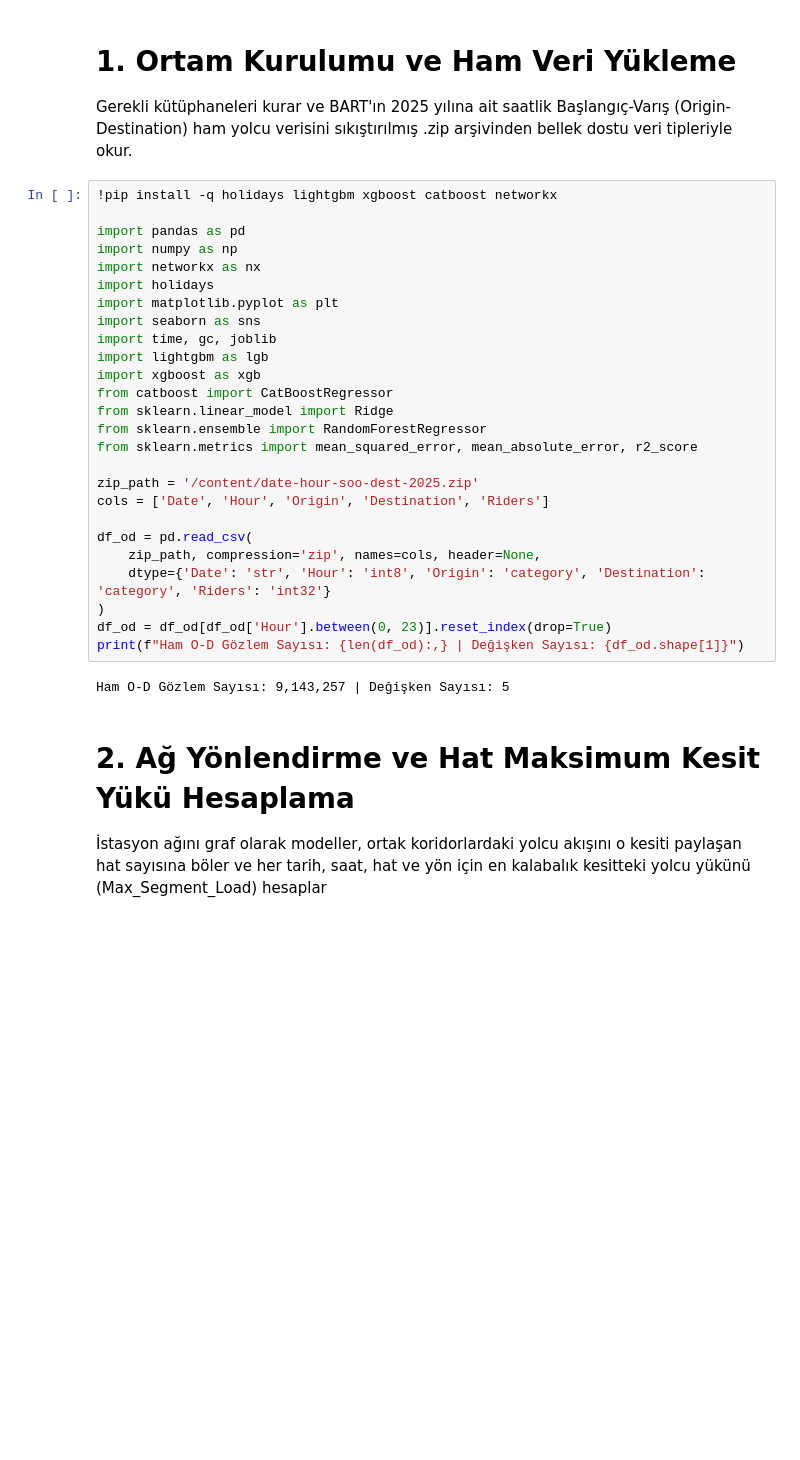
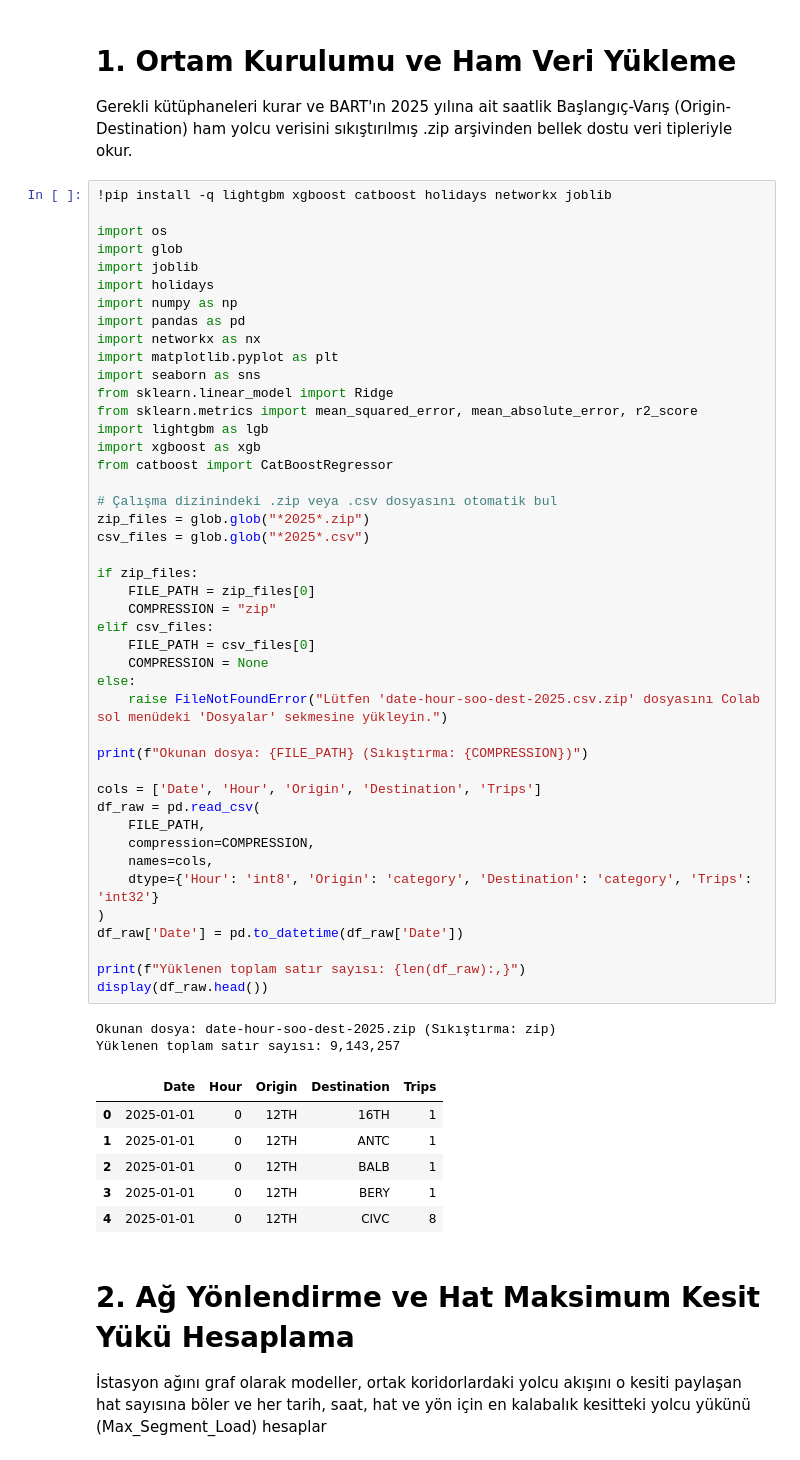
Before and after one commit to denizbutengineer/bart-capacity-planner, a Jupyter notebook: btk_final_proje.ipynb, the cells around one changed output. Cells and saved outputs as stored; diff of their text form; blank space fills up the shorter version.

```diff
--- a/btk_final_proje.ipynb
+++ b/btk_final_proje.ipynb
@@ -4,33 +4,58 @@
 # 1. Ortam Kurulumu ve Ham Veri Yükleme
 Gerekli kütüphaneleri kurar ve BART'ın 2025 yılına ait saatlik Başlangıç-Varış (Origin-Destination) ham yolcu verisini sıkıştırılmış .zip arşivinden bellek dostu veri tipleriyle okur.
 # %%
-!pip install -q holidays lightgbm xgboost catboost networkx
+!pip install -q lightgbm xgboost catboost holidays networkx joblib
 
+import os
+import glob
+import joblib
+import holidays
+import numpy as np
 import pandas as pd
-import numpy as np
 import networkx as nx
-import holidays
 import matplotlib.pyplot as plt
 import seaborn as sns
-import time, gc, joblib
+from sklearn.linear_model import Ridge
+from sklearn.metrics import mean_squared_error, mean_absolute_error, r2_score
 import lightgbm as lgb
 import xgboost as xgb
 from catboost import CatBoostRegressor
-from sklearn.linear_model import Ridge
-from sklearn.ensemble import RandomForestRegressor
-from sklearn.metrics import mean_squared_error, mean_absolute_error, r2_score
 
-zip_path = '/content/date-hour-soo-dest-2025.zip'
-cols = ['Date', 'Hour', 'Origin', 'Destination', 'Riders']
+# Çalışma dizinindeki .zip veya .csv dosyasını otomatik bul
+zip_files = glob.glob("*2025*.zip")
+csv_files = glob.glob("*2025*.csv")
 
-df_od = pd.read_csv(
-    zip_path, compression='zip', names=cols, header=None,
-    dtype={'Date': 'str', 'Hour': 'int8', 'Origin': 'category', 'Destination': 'category', 'Riders': 'int32'}
+if zip_files:
+    FILE_PATH = zip_files[0]
+    COMPRESSION = "zip"
+elif csv_files:
+    FILE_PATH = csv_files[0]
+    COMPRESSION = None
+else:
+    raise FileNotFoundError("Lütfen 'date-hour-soo-dest-2025.csv.zip' dosyasını Colab sol menüdeki 'Dosyalar' sekmesine yükleyin.")
+
+print(f"Okunan dosya: {FILE_PATH} (Sıkıştırma: {COMPRESSION})")
+
+cols = ['Date', 'Hour', 'Origin', 'Destination', 'Trips']
+df_raw = pd.read_csv(
+    FILE_PATH,
+    compression=COMPRESSION,
+    names=cols,
+    dtype={'Hour': 'int8', 'Origin': 'category', 'Destination': 'category', 'Trips': 'int32'}
 )
-df_od = df_od[df_od['Hour'].between(0, 23)].reset_index(drop=True)
-print(f"Ham O-D Gözlem Sayısı: {len(df_od):,} | Değişken Sayısı: {df_od.shape[1]}")
+df_raw['Date'] = pd.to_datetime(df_raw['Date'])
+
+print(f"Yüklenen toplam satır sayısı: {len(df_raw):,}")
+display(df_raw.head())
 # %% [output]
-Ham O-D Gözlem Sayısı: 9,143,257 | Değişken Sayısı: 5
+Okunan dosya: date-hour-soo-dest-2025.zip (Sıkıştırma: zip)
+Yüklenen toplam satır sayısı: 9,143,257
+|  | Date | Hour | Origin | Destination | Trips |
+| 0 | 2025-01-01 | 0 | 12TH | 16TH | 1 |
+| 1 | 2025-01-01 | 0 | 12TH | ANTC | 1 |
+| 2 | 2025-01-01 | 0 | 12TH | BALB | 1 |
+| 3 | 2025-01-01 | 0 | 12TH | BERY | 1 |
+| 4 | 2025-01-01 | 0 | 12TH | CIVC | 8 |
 # %% [markdown]
 # 2. Ağ Yönlendirme ve Hat Maksimum Kesit Yükü Hesaplama
 İstasyon ağını graf olarak modeller, ortak koridorlardaki yolcu akışını o kesiti paylaşan hat sayısına böler ve her tarih, saat, hat ve yön için en kalabalık kesitteki yolcu yükünü (Max_Segment_Load) hesaplar
```
Also changed, not shown: parts of 16 cells of this notebook.
